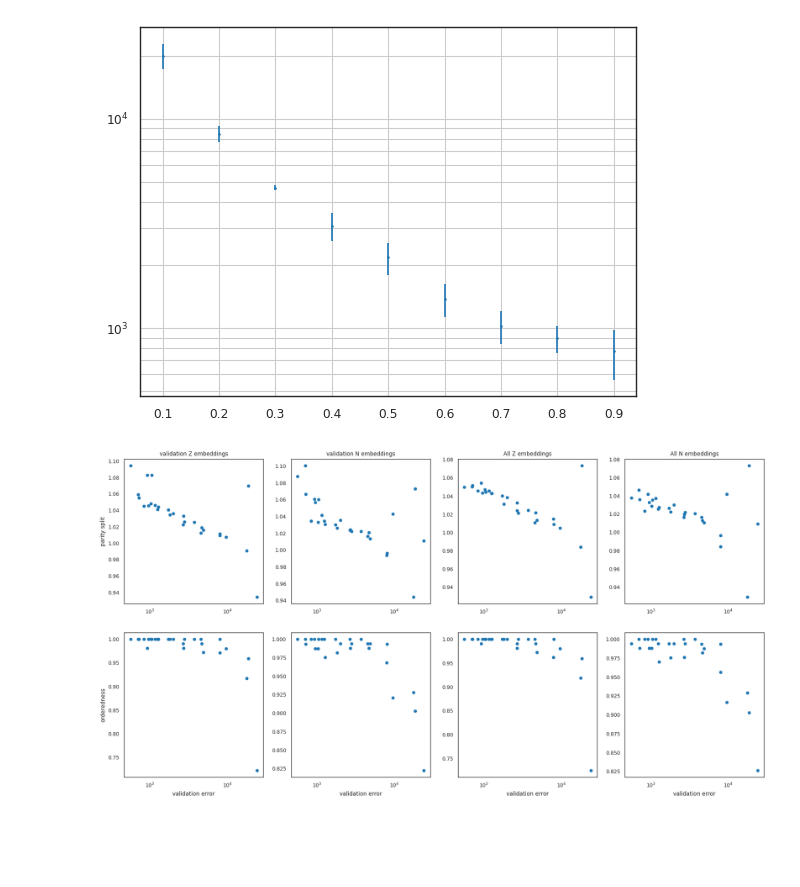
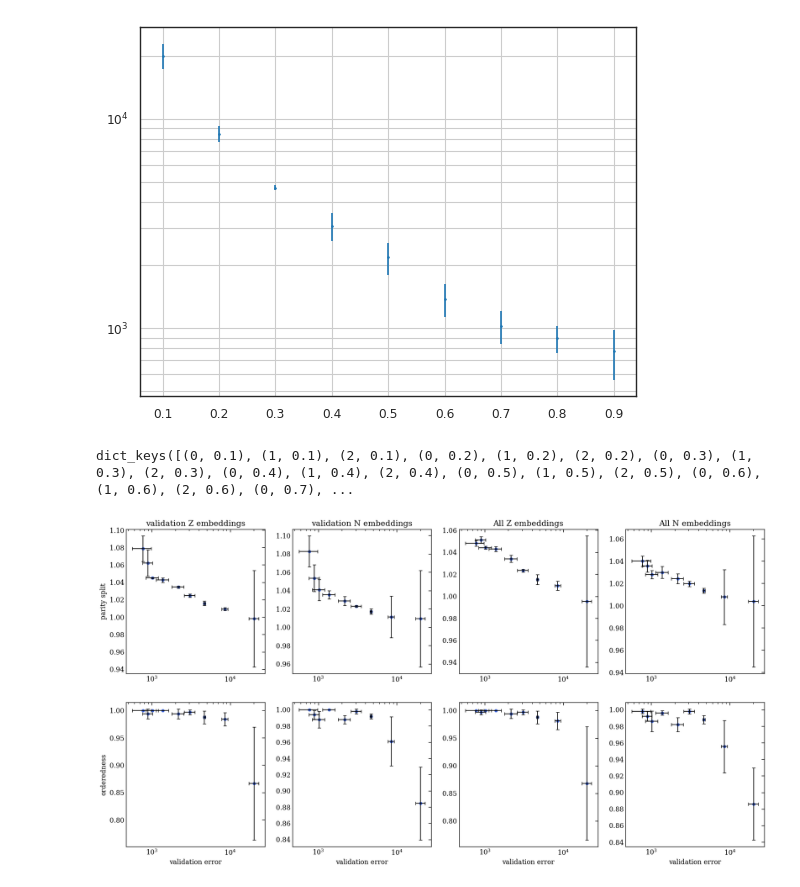
Before and after one commit to okitouni/NuCLR-MechInterp, a Jupyter notebook: nbs/parity.ipynb, the cells around one changed output. Saved outputs shown, nothing was run; the diff lists cells and outputs as text; code cells hidden in the pictures; blank space fills up the shorter version.

```diff
--- a/nbs/parity.ipynb
+++ b/nbs/parity.ipynb
@@ -14,6 +14,7 @@ sns.set_style('white')
 sns.set_context('paper')
 import glob
 from collections import defaultdict
+plt.style.use('~/.config/matplotlib/stylelib/mine.mplstyle')
 # %%
 import re
 # locations = glob.glob('/checkpoint/nolte/nuclr/long-runs/*')
@@ -282,7 +283,7 @@ for frac, location in all_trainfracs.items():
 
     with torch.no_grad():
       for epoch, model_path in checkpoints.items():
-        if epoch != last_epoch: continue
+        # if epoch != last_epoch: continue
         # if frac[0] != seed_of_choice: continue
         model.load_state_dict(torch.load(f"{location}/ckpts/{model_path}", map_location="cpu"))
 
@@ -311,44 +312,60 @@ for frac, location in all_trainfracs.items():
         #       plt.annotate(txt, (emb_pca[i, first], emb_pca[i, second]))
         #     plt.show()
     all_paritys[frac] = paritys
+# %%
+all_paritys.keys()
+# %% [output]
+dict_keys([(0, 0.1), (1, 0.1), (2, 0.1), (0, 0.2), (1, 0.2), (2, 0.2), (0, 0.3), (1, 0.3), (2, 0.3), (0, 0.4), (1, 0.4), (2, 0.4), (0, 0.5), (1, 0.5), (2, 0.5), (0, 0.6), (1, 0.6), (2, 0.6), (0, 0.7), ...
 # %%
-perfs_for_plot = []
-paritys_for_plot = defaultdict(list)
-for seed in set([x[0] for x in all_paritys.keys()]):
-  for frac in set([x[1] for x in all_paritys.keys()]):
-    perfs_for_plot.append(perfs[(seed, frac)][last_epoch])
+mean_perfs_for_plot = []
+std_perfs_for_plot = []
+mean_paritys_for_plot = defaultdict(list)
+std_paritys_for_plot = defaultdict(list)
+for frac in set([x[1] for x in all_paritys.keys()]):
+  for_seeds = defaultdict(list)
+  for seed in set([x[0] for x in all_paritys.keys()]):
+    perf = perfs[(seed, frac)][last_epoch]
+    for_seeds["perf"].append(perf)
     for name,obs in all_paritys[(seed, frac)].items():
       # if frac < .2: continue
       # if seed != seed_of_choice: continue
-      paritys_for_plot[name].append(max(obs))
+      # paritys_for_plot[name].append(obs[-1])
+      for_seeds[name].append(obs[-1])
       # paritys_for_plot.append(max([x[-1] for x in all_paritys[(seed, frac)].values()]))
+  mean_perfs_for_plot.append(np.mean(for_seeds["perf"]))
+  std_perfs_for_plot.append(np.std(for_seeds["perf"]))
+  for name, obs in for_seeds.items():
+    if "perf" not in name:
+      mean_paritys_for_plot[name].append(np.mean(obs))
+      std_paritys_for_plot[name].append(np.std(obs))
 
 
 fig, ax = plt.subplots(2, 4, figsize=(20, 10))
-for i, (name, obs) in enumerate(paritys_for_plot.items()):
-  ax[i%2, i//2].scatter(perfs_for_plot, obs, label=name)
+for i, name in enumerate(mean_paritys_for_plot):
+  ax[i%2, i//2].scatter(mean_perfs_for_plot, mean_paritys_for_plot[name], label=name)
+  ax[i%2, i//2].errorbar(mean_perfs_for_plot, mean_paritys_for_plot[name], yerr=std_paritys_for_plot[name], xerr=std_perfs_for_plot, linestyle='None', color='black', capsize=3)
   if i % 2 == 1:
     ax[i%2, i//2].set_xlabel("validation error")
   ax[i%2, i//2].set_xscale('log')
   if "parity" in name:
     # ax[i//2, i//2].set_ylabel("2 x d(even,odd) / (d(even,even) x d(odd,odd))")
     if i//2 == 0:
       ax[i%2, i//2].set_ylabel("parity split")
   elif "orderedness" in name:
     if i//2 == 0:
       ax[i%2, i//2].set_ylabel("orderedness")
   if "full_z" in name:
     if i % 2 == 0:
       ax[i%2, i//2].set_title("All Z embeddings")
   elif "full_n" in name:
     if i % 2 == 0:
       ax[i%2, i//2].set_title("All N embeddings")
   elif "n_" in name:
     if i % 2 == 0:
       ax[i%2, i//2].set_title("validation N embeddings")
   elif "z_" in name:
     if i % 2 == 0:
       ax[i%2, i//2].set_title("validation Z embeddings")
 plt.show()
 # %% [output]
-[figure, old version]
+[figure, new version]
```
Also changed, not shown: parts of 5 cells of this notebook.
